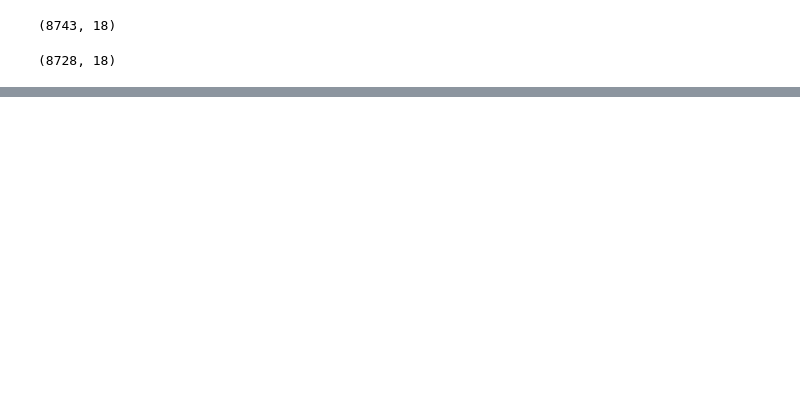
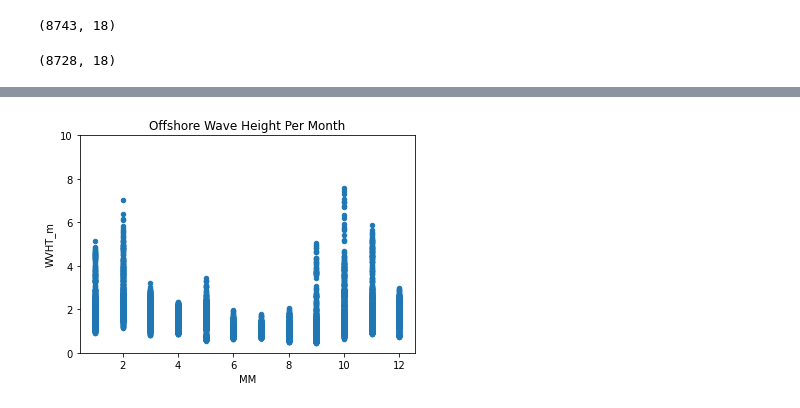
Before and after one commit to surfevant/Data-Mining-Project, a Jupyter notebook: ForecastModel.ipynb, the cells around one changed output, grey strips where cells are left out. Saved outputs shown, nothing was run; the diff lists cells and outputs as text; code cells hidden in the pictures; blank space fills up the shorter version.

```diff
--- a/ForecastModel.ipynb
+++ b/ForecastModel.ipynb
@@ -64,0 +95,8 @@ osDf.head(8)
+# %%
+#the wave height for months in the year (offshore)
+import matplotlib.pyplot as plt
+osDf.plot(kind='scatter', x='MM', y='WVHT_m',ylim=(0,10))
+plt.title('Offshore Wave Height Per Month')
+plt.show()
+# %% [output]
+[figure, added]
```
Also changed, not shown: parts of 7 cells of this notebook.
